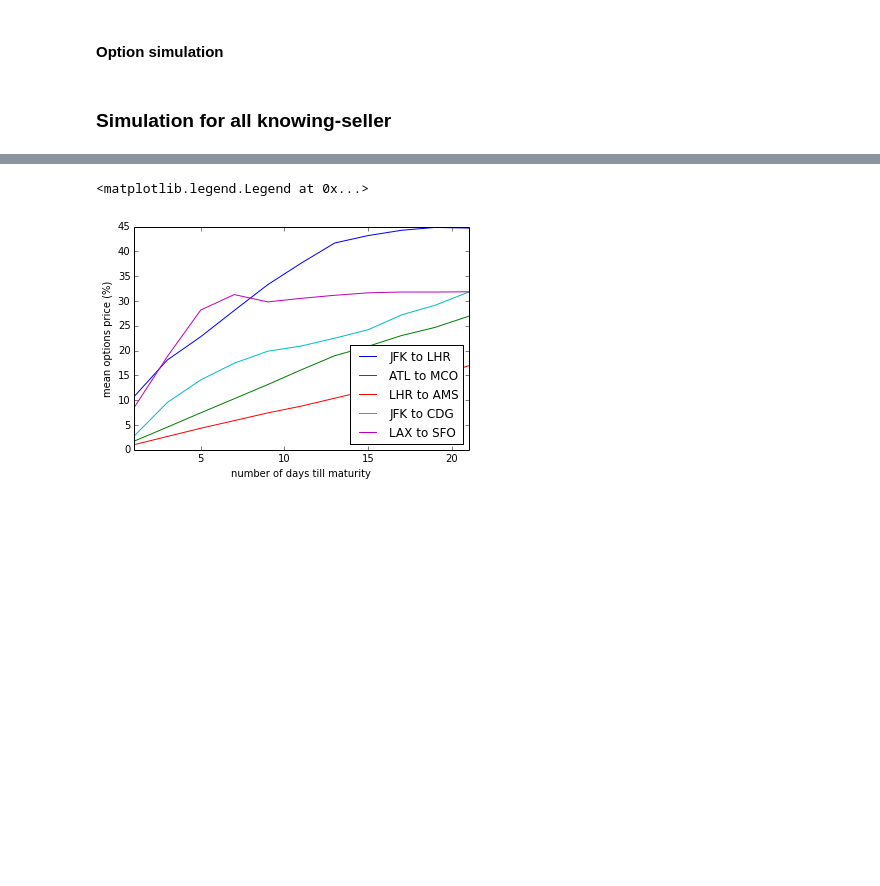
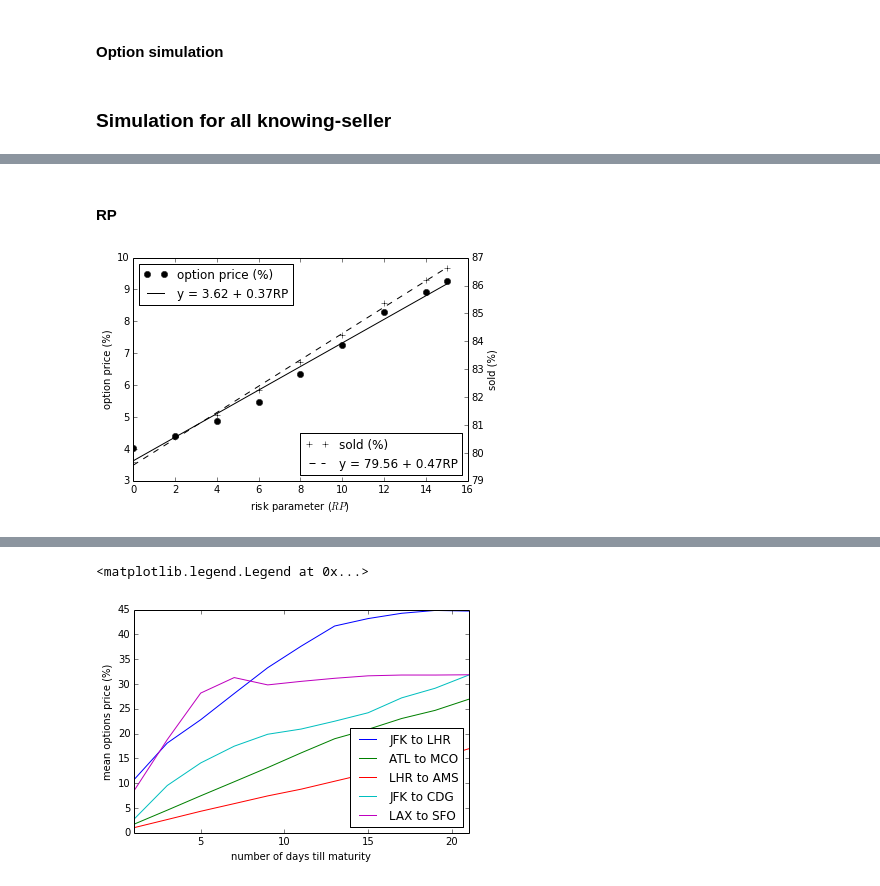
Before and after one commit to vankempen/Thesis, a Jupyter notebook: Simulation/Simulation.ipynb, the cells around one changed output, grey strips where cells are left out. Drawn from its saved outputs; the diff is of its cells as text; code cells hidden in the pictures; blank space fills up the shorter version.

```diff
--- a/Simulation/Simulation.ipynb
+++ b/Simulation/Simulation.ipynb
@@ -62,9 +95,6 @@ def get_customerWTP(hp, cp, r, m, p_f):
 
     R = Rs[r]  # at a markup of 1.(r/100)
 
-    # *** DEBUG ***
-    #hp = cp
-
     # calculate customer's predictions combined with utility
     hpMaturity = hp.T.shift(m).T  # shift along axis does not seem to work
     retMaturity = hpMaturity/hp
@@ -75,10 +105,9 @@ def get_customerWTP(hp, cp, r, m, p_f):
 
     custWTP = np.minimum(custBuy, custWait)  # maximum price customer is accepting
 
+
     # max option price = 15% of current ticket price
-
-    #  ***DEBUG***
-    #custWTP = np.minimum(custWTP, cp*0.15)
+    custWTP = np.minimum(custWTP, cp*0.15)
 
     return custWTP
 # %% [markdown]
@@ -247,6 +270,6 @@ def get_sellerWTA_foreknowledge(hp, cp, m):
 
     return sellerWTA
 # %%
-#ak_results = run_singleSimulation('AMS', 'JFK', get_sellerWTA_foreknowledge, get_customerWTP, allKnowing=True, p_fRange=[0.5]) #np.arange(0.1, 1, 0.05))
-ak_results = run_allSimulation(get_sellerWTA_foreknowledge, get_customerWTP, allKnowing=True, p_fRange=[0.5]) #p_fRange=np.arange(0.1, 1, 0.05))
+ak_results = run_singleSimulation('all_prices', '', get_sellerWTA_foreknowledge, get_customerWTP, allKnowing=True, p_fRange=[0.5])#np.arange(0.1, 1, 0.05))
+#ak_results = run_allSimulation(get_sellerWTA_foreknowledge, get_customerWTP, allKnowing=True, p_fRange=[0.5]) #p_fRange=np.arange(0.1, 1, 0.05))
 # %% [output]
@@ -271,0 +290,32 @@ e = np.array(ak_results)
+# %% [markdown]
+#### RP
+# %%
+fig, ax1 = plt.subplots()
+
+xi = array(range(0,15,2) + [15])
+ySold = [ 79.55571076,  80.50068201,  81.44565326,  82.39062451,  83.33559576, 84.28056701,  85.22553827,  86.17050952,  86.64299514]
+yPerc = [ 3.6241286,   4.36429234,  5.10445608,  5.84461982,  6.58478356,  7.3249473, 8.06511104,  8.80527478,  9.17535664]
+
+data = []
+for i in range(len(ak_results)):
+    data.append(ak_results[i]['optionPricePerc'])
+ax1.plot(range(0, 15, 2) + [15], data, 'ko', label='option price (%)')
+
+plot(xi, yPerc, 'k-', label=r'y = 3.62 + 0.37RP')
+legend(loc='upper left')
+ylabel('option price (%)')
+xlabel(r'risk parameter ($RP$)')
+
+data = []
+for i in range(len(ak_results)):
+    data.append(ak_results[i]['percSold'])
+ax2 = ax1.twinx()
+ax2.plot(range(0, 15, 2) + [15], data, 'k+', label='sold (%)')
+
+plot(xi, ySold, 'k--', label=r'y = 79.56 + 0.47RP')
+
+ylabel('sold (%)')
+legend(loc='lower right')
+savefig('/home/patrick/Thesis/ThesisTemplate/figures/OptionPrice_RP.png', dpi=200)
+# %% [output]
+[figure, added]
```
Also changed, not shown: parts of 23 cells of this notebook, 9 other files.
